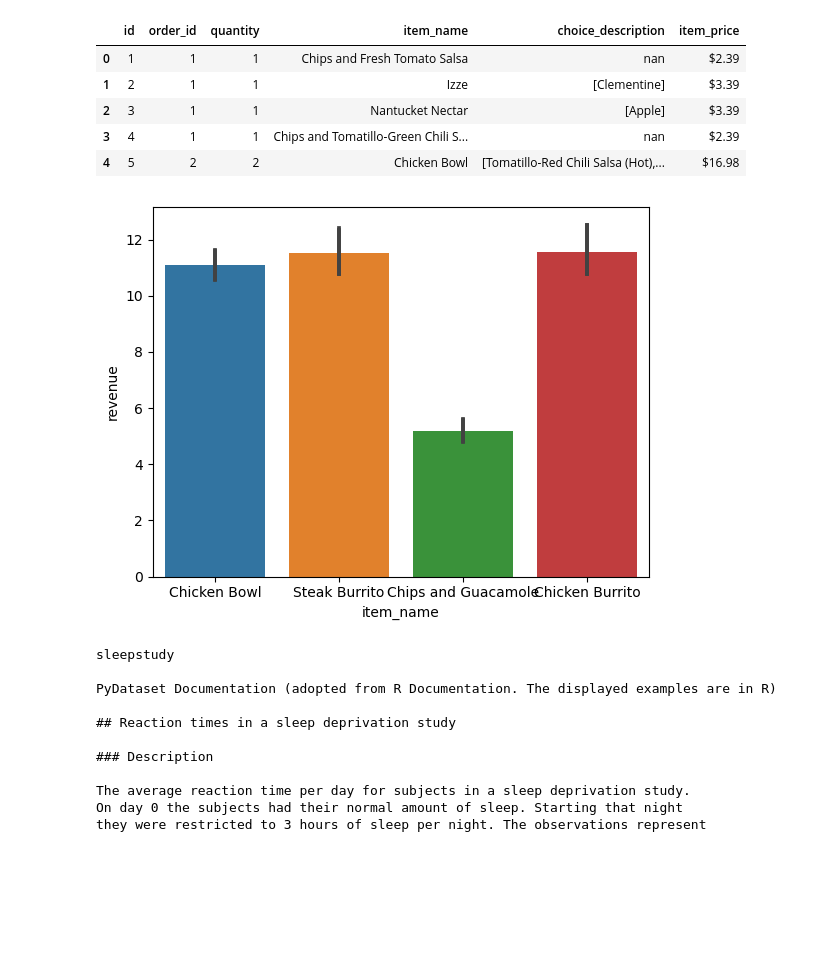
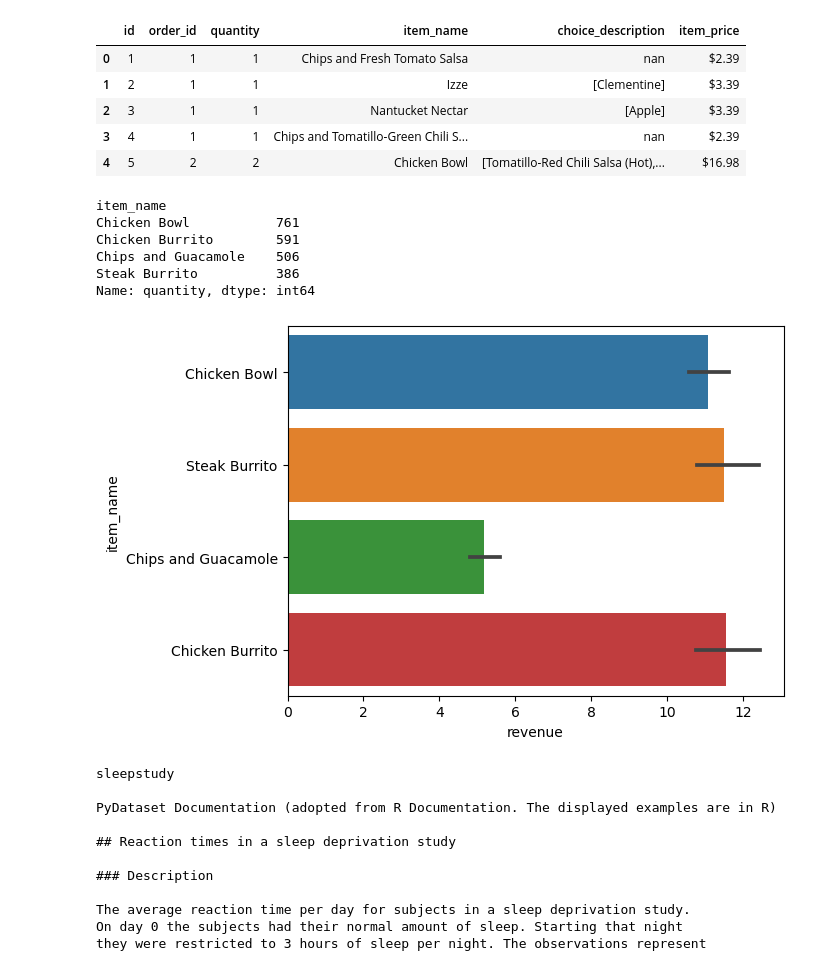
Before and after one commit to gabecavazos/numpy-pandas-visualization-exercises, a Jupyter notebook: seaborn_exercises.ipynb, the cells around one changed output. Cells and saved outputs as stored; diff of their text form; code cells hidden in the pictures; blank space fills up the shorter version.

```diff
--- a/seaborn_exercises.ipynb
+++ b/seaborn_exercises.ipynb
@@ -295,14 +290,24 @@ chipotle['revenue']= chipotle.item_price * chipotle.quantity
 # %%
 popular_items = ['Chicken Bowl','Chicken Burrito','Chips and Guacamole','Steak Burrito']
 chipotle['is_popular_item'] =chipotle.item_name.isin(popular_items)
+# %%
+#most popular items are the highest in quantity
+chipotle.groupby('item_name').quantity.sum().sort_values(ascending=False).head(4)
+# %% [output]
+item_name
+Chicken Bowl           761
+Chicken Burrito        591
+Chips and Guacamole    506
+Steak Burrito          386
+Name: quantity, dtype: int64
 # %%
 sns.barplot(
     data=chipotle[chipotle.is_popular_item == True],
-    x='item_name',
-    y='revenue')
+    x='revenue',
+    y='item_name')
 plt.show()
 # %% [output]
-[figure, old version]
+[figure, new version]
 # %%
 #5load sleepstudy
 sls= data('sleepstudy')
```
Also changed, not shown: parts of 9 cells of this notebook.
